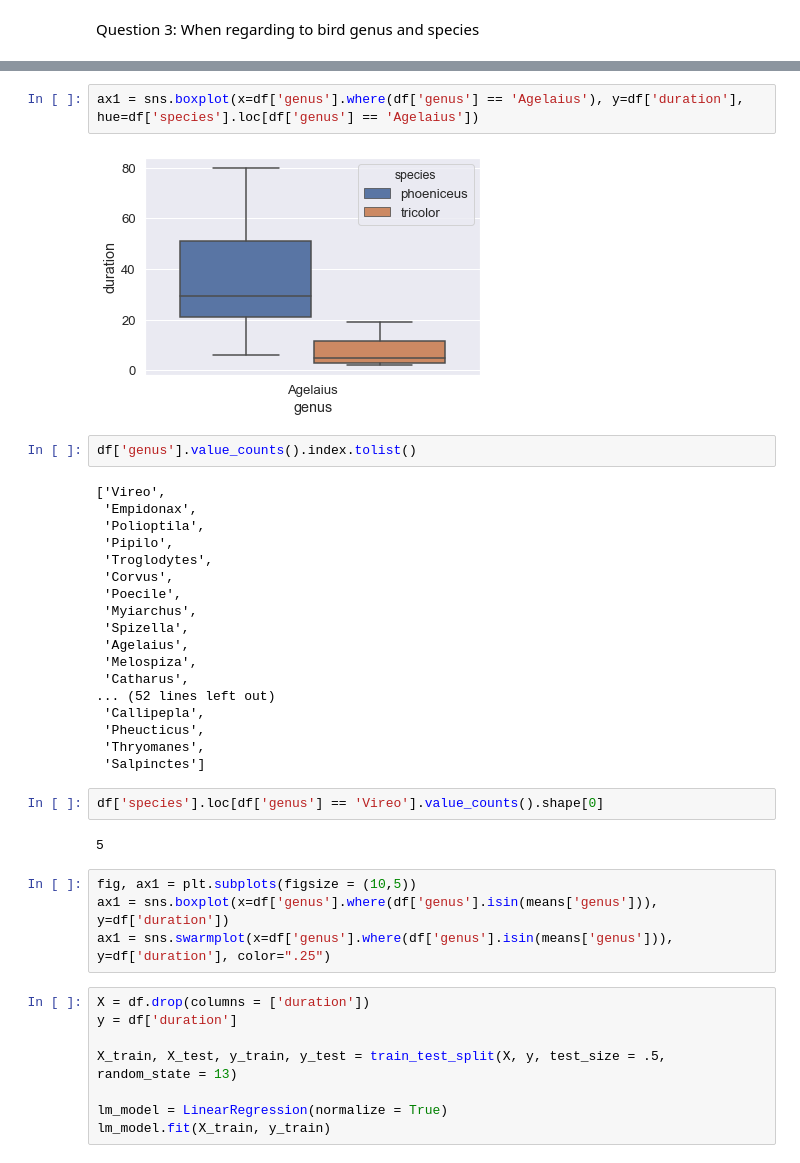
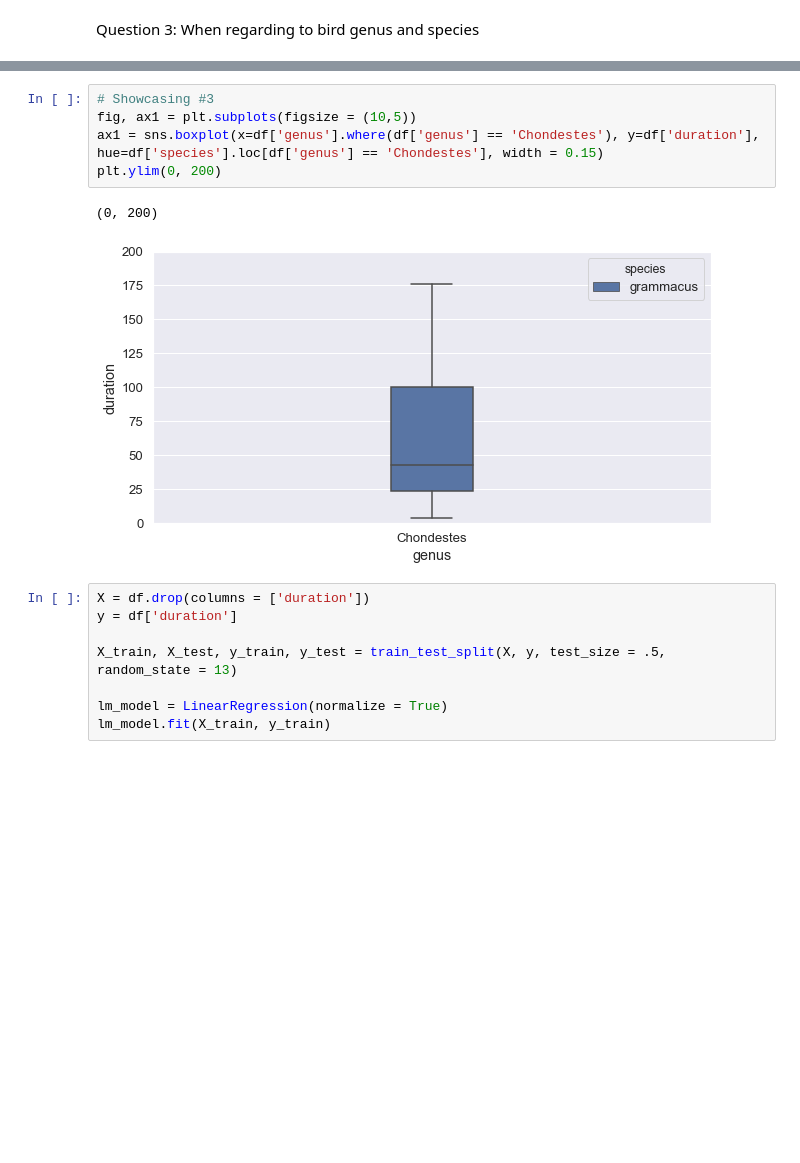
Before and after one commit to awyeh64/Bird-Songs, a Jupyter notebook: Avian-Vocalization.ipynb, the cells around one changed output, grey strips where cells are left out. Cells and saved outputs as stored; diff of their text form; blank space fills up the shorter version.

```diff
--- a/Avian-Vocalization.ipynb
+++ b/Avian-Vocalization.ipynb
@@ -250,35 +241,11 @@ df.groupby(['genus', 'species']).sum()
 # %%
-ax1 = sns.boxplot(x=df['genus'].where(df['genus'] == 'Agelaius'), y=df['duration'], hue=df['species'].loc[df['genus'] == 'Agelaius'])
+# Showcasing #3
+fig, ax1 = plt.subplots(figsize = (10,5))
+ax1 = sns.boxplot(x=df['genus'].where(df['genus'] == 'Chondestes'), y=df['duration'], hue=df['species'].loc[df['genus'] == 'Chondestes'], width = 0.15)
+plt.ylim(0, 200)
 # %% [output]
+(0, 200)
-[figure, old version]
+[figure, new version]
-# %%
-df['genus'].value_counts().index.tolist()
-# %% [output]
-['Vireo',
- 'Empidonax',
- 'Polioptila',
- 'Pipilo',
- 'Troglodytes',
- 'Corvus',
- 'Poecile',
- 'Myiarchus',
- 'Spizella',
- 'Agelaius',
- 'Melospiza',
- 'Catharus',
-... (52 lines left out)
- 'Callipepla',
- 'Pheucticus',
- 'Thryomanes',
- 'Salpinctes']
-# %%
-df['species'].loc[df['genus'] == 'Vireo'].value_counts().shape[0]
-# %% [output]
-5
-# %%
-fig, ax1 = plt.subplots(figsize = (10,5))
-ax1 = sns.boxplot(x=df['genus'].where(df['genus'].isin(means['genus'])), y=df['duration'])
-ax1 = sns.swarmplot(x=df['genus'].where(df['genus'].isin(means['genus'])), y=df['duration'], color=".25")
 # %%
 X = df.drop(columns = ['duration'])
 y = df['duration']
```
Also changed, not shown: parts of 9 cells of this notebook.
